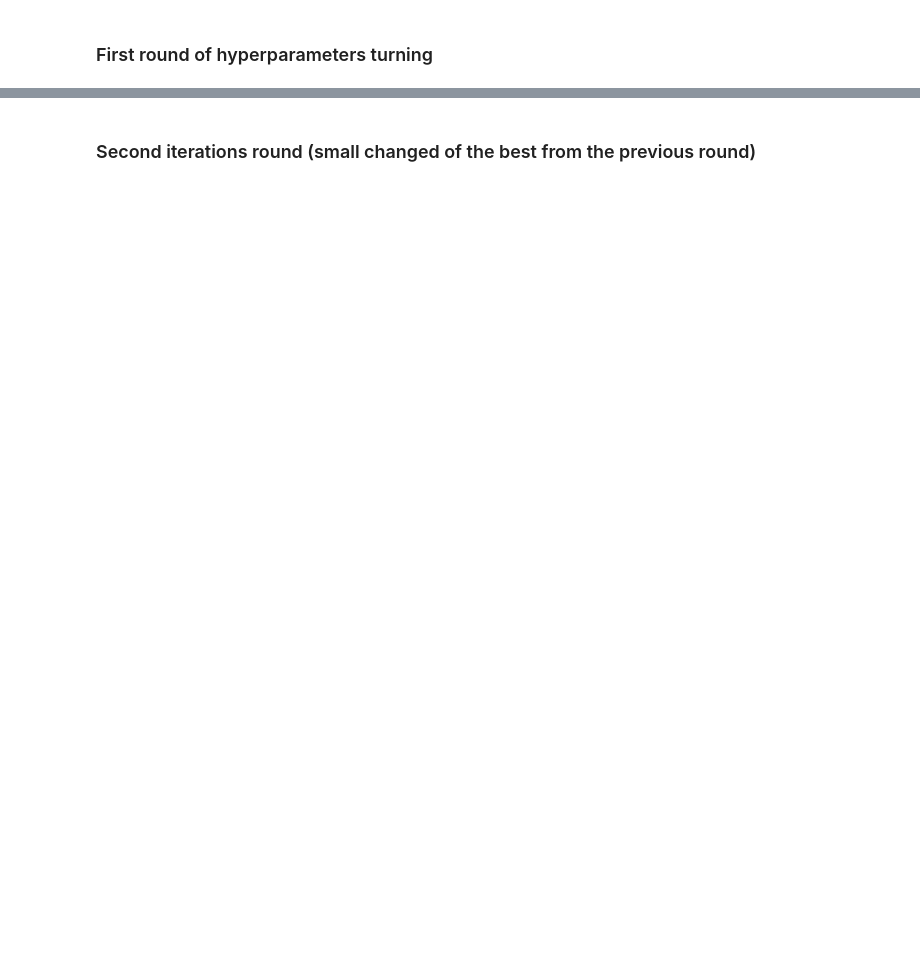
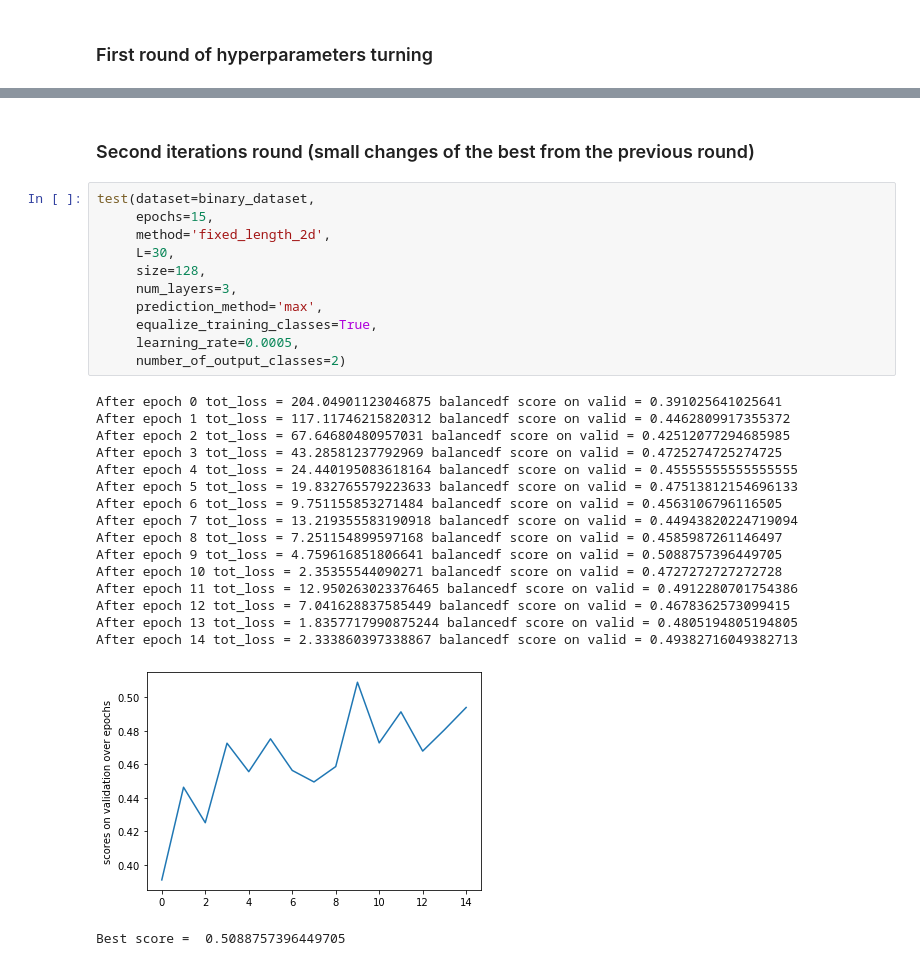
Before and after one commit to Mateuszrze/PolEval2019Task6, a Jupyter notebook: RNN_results.ipynb, the cells around one changed output, grey strips where cells are left out. Saved outputs shown, nothing was run; the diff lists cells and outputs as text; blank space fills up the shorter version.

```diff
--- a/RNN_results.ipynb
+++ b/RNN_results.ipynb
@@ -175,2 +247,31 @@ test(dataset=binary_dataset,
 # %% [markdown]
-### Second iterations round (small changed of the best from the previous round)
+### Second iterations round (small changes of the best from the previous round)
+# %%
+test(dataset=binary_dataset,
+     epochs=15,
+     method='fixed_length_2d',
+     L=30,
+     size=128,
+     num_layers=3,
+     prediction_method='max',
+     equalize_training_classes=True,
+     learning_rate=0.0005,
+     number_of_output_classes=2)
+# %% [output]
+After epoch 0 tot_loss = 204.04901123046875 balancedf score on valid = 0.391025641025641
+After epoch 1 tot_loss = 117.11746215820312 balancedf score on valid = 0.4462809917355372
+After epoch 2 tot_loss = 67.64680480957031 balancedf score on valid = 0.42512077294685985
+After epoch 3 tot_loss = 43.28581237792969 balancedf score on valid = 0.4725274725274725
+After epoch 4 tot_loss = 24.440195083618164 balancedf score on valid = 0.45555555555555555
+After epoch 5 tot_loss = 19.832765579223633 balancedf score on valid = 0.47513812154696133
+After epoch 6 tot_loss = 9.751155853271484 balancedf score on valid = 0.4563106796116505
+After epoch 7 tot_loss = 13.219355583190918 balancedf score on valid = 0.44943820224719094
+After epoch 8 tot_loss = 7.251154899597168 balancedf score on valid = 0.4585987261146497
+After epoch 9 tot_loss = 4.759616851806641 balancedf score on valid = 0.5088757396449705
+After epoch 10 tot_loss = 2.35355544090271 balancedf score on valid = 0.4727272727272728
+After epoch 11 tot_loss = 12.950263023376465 balancedf score on valid = 0.4912280701754386
+After epoch 12 tot_loss = 7.041628837585449 balancedf score on valid = 0.4678362573099415
+After epoch 13 tot_loss = 1.8357717990875244 balancedf score on valid = 0.4805194805194805
+After epoch 14 tot_loss = 2.333860397338867 balancedf score on valid = 0.49382716049382713
+[figure, added]
+Best score =  0.5088757396449705
```
Also changed, not shown: parts of 34 cells of this notebook.
